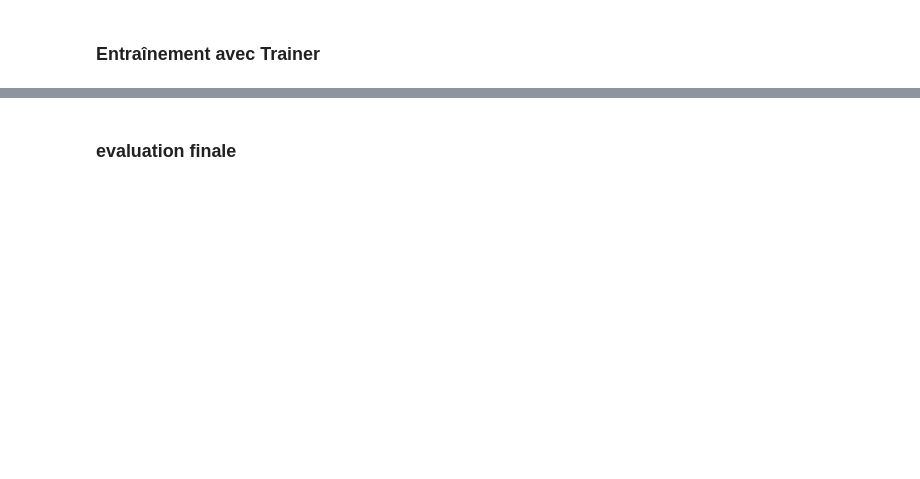
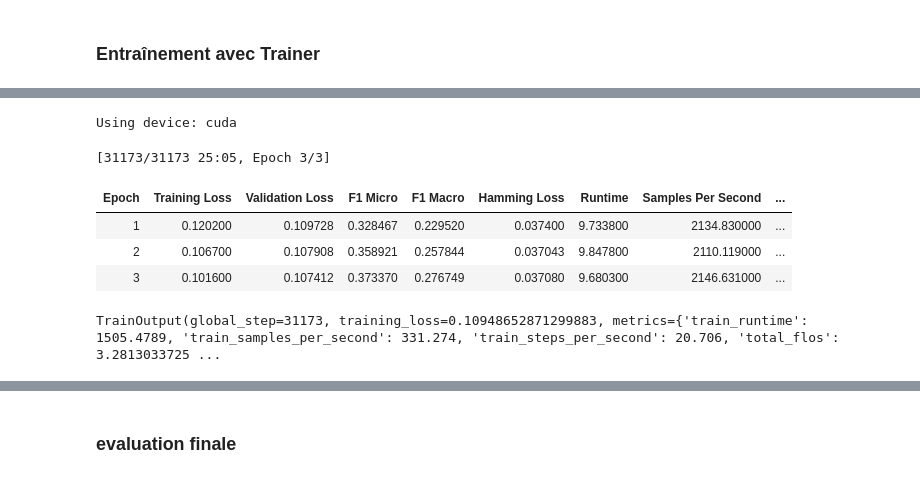
Before and after one commit to Luxchar/ReviewsGPT, a Jupyter notebook: notebooks/detecteur_emotion_yann.ipynb, the cells around one changed output, grey strips where cells are left out. Cells and saved outputs as stored; diff of their text form; code cells hidden in the pictures; blank space fills up the shorter version.

```diff
--- a/notebooks/detecteur_emotion_yann.ipynb
+++ b/notebooks/detecteur_emotion_yann.ipynb
@@ -885,6 +1289,7 @@ tokenized_dataset = tokenized_dataset.map(format_labels)
 # %%
 # retirer colonne inutlie
-tokenized_dataset = tokenized_dataset.remove_columns(["text", "__index_level_0__"])
+tokenized_dataset = tokenized_dataset.remove_columns(["text", "__index_level_0__"] + list(emotion_columns))
+
 tokenized_dataset.set_format("torch")
 # %% [markdown]
 ### Modèle + entraînement
@@ -901,9 +1403,8 @@ model = AutoModelForSequenceClassification.from_pretrained(
 # %%
-from transformers import TrainingArguments, Trainer
+from transformers import TrainingArguments, Trainer, IntervalStrategy
 from sklearn.metrics import f1_score, hamming_loss
 import numpy as np
 import torch
-
 
 def compute_metrics(eval_pred):
     logits, labels = eval_pred
@@ -917,13 +1418,18 @@ def compute_metrics(eval_pred):
         "f1_macro": f1_score(y_true, y_pred, average="macro", zero_division=0),
         "hamming_loss": hamming_loss(y_true, y_pred),
     }
+def convert_labels_to_float(example):
+    example["labels"] = [float(x) for x in example["labels"]]
+    return example
+
 
 
 training_args = TrainingArguments(
     output_dir="./results",
-    evaluation_strategy="epoch",
-    save_strategy="epoch",
-    logging_strategy="epoch",
+    eval_strategy=IntervalStrategy.EPOCH,
+    save_strategy=IntervalStrategy.EPOCH,
+    logging_strategy=IntervalStrategy.EPOCH,
+    logging_dir="./logs",
     num_train_epochs=3,
     per_device_train_batch_size=16,
     per_device_eval_batch_size=32,
@@ -945,0 +1456,62 @@ trainer.train()
+# %%
+from transformers import EarlyStoppingCallback
+from transformers import TrainingArguments, Trainer, IntervalStrategy
+from sklearn.metrics import f1_score, hamming_loss
+import numpy as np
+import torch
+
+def compute_metrics(eval_pred):
+    logits, labels = eval_pred
+    sigmoid = torch.nn.Sigmoid()
+    probs = sigmoid(torch.tensor(logits))
+    y_pred = (probs > 0.5).int().numpy()
+    y_true = np.array(labels)
+
+    return {
+        "f1_micro": f1_score(y_true, y_pred, average="micro", zero_division=0),
+        "f1_macro": f1_score(y_true, y_pred, average="macro", zero_division=0),
+        "hamming_loss": hamming_loss(y_true, y_pred),
+    }
+def convert_labels_to_float(example):
+    example["labels"] = [float(x) for x in example["labels"]]
+    return example
+device = torch.device("cuda" if torch.cuda.is_available() else "cpu")
+print(f"Using device: {device}")
+
+training_args = TrainingArguments(
+    output_dir="./results",
+    eval_strategy=IntervalStrategy.EPOCH,
+    save_strategy=IntervalStrategy.EPOCH,
+    logging_strategy=IntervalStrategy.EPOCH,
+    logging_dir="./logs",
+    num_train_epochs=3,
+    per_device_train_batch_size=16,
+    per_device_eval_batch_size=32,
+    learning_rate=2e-5,
+    weight_decay=0.01,
+    load_best_model_at_end=True,
+    metric_for_best_model="f1_micro",
+    report_to="none",  # désactiver Weights & Biases/TensorBoard si inutiles
+    fp16=torch.cuda.is_available(),  # ⚡️ active mixed precision si GPU dispo
+)
+
+# === 4. Déclaration du Trainer ===
+trainer = Trainer(
+    model=model.to(device),
+    args=training_args,
+    train_dataset=tokenized_dataset["train"],
+    eval_dataset=tokenized_dataset["validation"],
+    tokenizer=tokenizer,
+    compute_metrics=compute_metrics,
+)
+
+# === 5. Lancement de l'entraînement ===
+trainer.train()
+# %% [output]
+Using device: cuda
+[31173/31173 25:05, Epoch 3/3]
+| Epoch | Training Loss | Validation Loss | F1 Micro | F1 Macro | Hamming Loss | Runtime | Samples Per Second | ... |
+| 1 | 0.120200 | 0.109728 | 0.328467 | 0.229520 | 0.037400 | 9.733800 | 2134.830000 | ... |
+| 2 | 0.106700 | 0.107908 | 0.358921 | 0.257844 | 0.037043 | 9.847800 | 2110.119000 | ... |
+| 3 | 0.101600 | 0.107412 | 0.373370 | 0.276749 | 0.037080 | 9.680300 | 2146.631000 | ... |
+TrainOutput(global_step=31173, training_loss=0.10948652871299883, metrics={'train_runtime': 1505.4789, 'train_samples_per_second': 331.274, 'train_steps_per_second': 20.706, 'total_flos': 3.2813033725 ...
```
Also changed, not shown: parts of 77 cells of this notebook.
